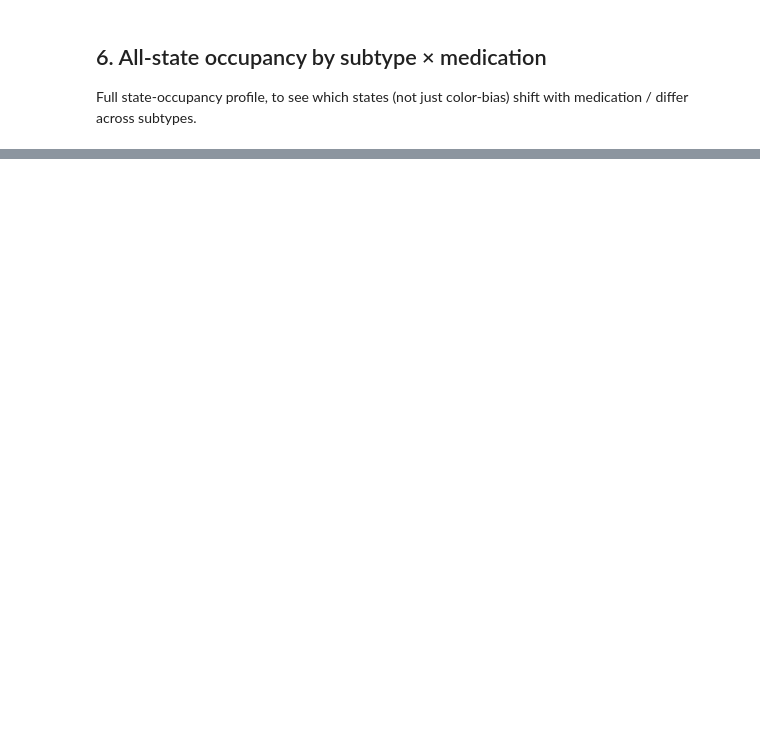
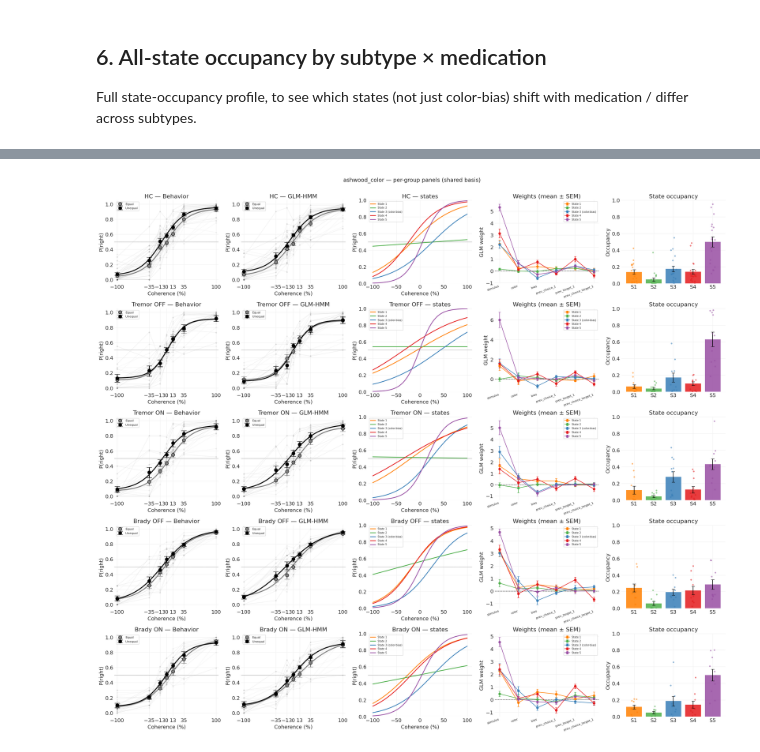
Before and after one commit to vaibrainium/bayesian-priors-in-pd-subtype, a Jupyter notebook: notebooks/6.01-glm-hmm-within-subject-medication.ipynb, the cells around one changed output, grey strips where cells are left out. Saved outputs shown, nothing was run; the diff lists cells and outputs as text; code cells hidden in the pictures; blank space fills up the shorter version.

```diff
--- a/notebooks/6.01-glm-hmm-within-subject-medication.ipynb
+++ b/notebooks/6.01-glm-hmm-within-subject-medication.ipynb
@@ -30,7 +30,7 @@ from src.shared_glm_hmm.grouping import session_metadata
 processed_dir = Path(dir_config.data.processed)
 shared_dir = processed_dir / "shared_glm_hmm"
 
-CONFIG = "ashwood_color_non_standardized"   # run_name; add "__colorpm1" if fit with --color-coding pm1
+CONFIG = "ashwood_color"   # run_name; add "__colorpm1" if fit with --color-coding pm1
 final_path = shared_dir / CONFIG / "all_subjects_final.pkl"
 
 bundle = pickle.load(open(final_path, "rb"))
@@ -177,0 +369,14 @@ ax.legend(fontsize=8, ncol=K); plt.tight_layout(); plt.show()
+# %%
+group_data = build_group_data(bundle, sess_md)
+GROUP_ORDER = [("HC","none"), ("tremor","off"), ("tremor","on"),
+               ("bradykinetic","off"), ("bradykinetic","on")]
+GROUP_ORDER = [g for g in GROUP_ORDER if g in group_data]
+
+nG = len(GROUP_ORDER)
+fig, axes = plt.subplots(nG, 5, figsize=(24, 4.2*nG), squeeze=False)
+for row, g in enumerate(GROUP_ORDER):
+    plot_group_row(axes[row], g, group_data[g])
+fig.suptitle(f"{CONFIG} \u2014 per-group panels (shared basis)", fontsize=15, y=1.005)
+plt.tight_layout(); plt.show()
+# %% [output]
+[figure, added]
```
Also changed, not shown: parts of 10 cells of this notebook, 2 other files.
